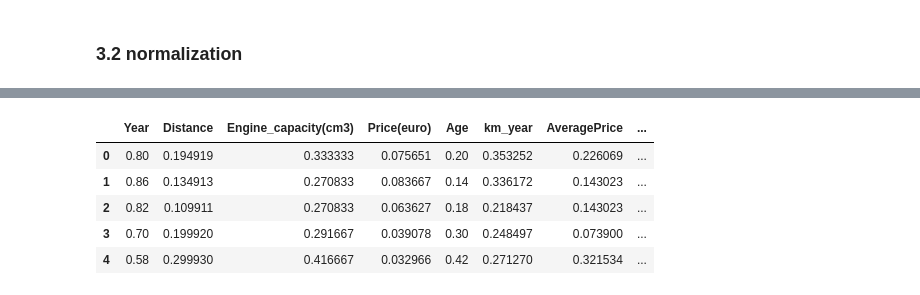
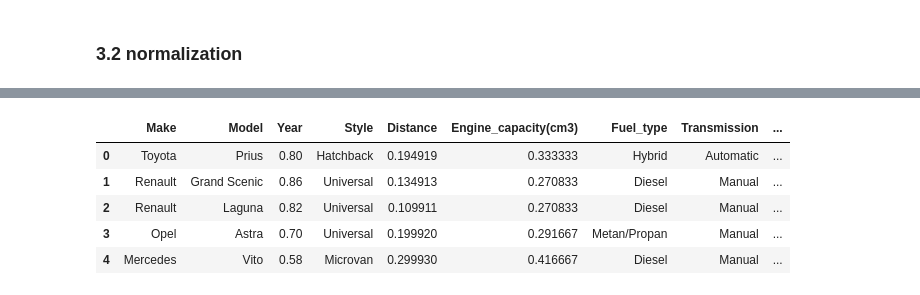
Before and after one commit to modernpacifist/engineering-of-machine-learning-urfu, a Jupyter notebook: math-basics-of-machine-learning/Notebooks/HW1_MBML.ipynb, the cells around one changed output, grey strips where cells are left out. Saved outputs shown, nothing was run; the diff lists cells and outputs as text; code cells hidden in the pictures.

```diff
--- a/math-basics-of-machine-learning/Notebooks/HW1_MBML.ipynb
+++ b/math-basics-of-machine-learning/Notebooks/HW1_MBML.ipynb
@@ -344,2 +344,4 @@ plt.show()
 # %% [markdown]
 ### 3.2 normalization
+# %%
+df_norm = df.copy()
@@ -348,15 +355,16 @@ from sklearn.preprocessing import MinMaxScaler
 # %%
 MinMaxSCALER = MinMaxScaler()
 # %%
-normalized_data = MinMaxSCALER.fit_transform(df[numerical_columns])
+normalized_data = MinMaxSCALER.fit_transform(df_norm[numerical_columns])
 # %%
-normalized_df = pd.DataFrame(normalized_data, columns=numerical_columns)
+df_normalized = pd.DataFrame(normalized_data, columns=numerical_columns)
+df_norm.loc[:, numerical_columns] = df_normalized.loc[:, numerical_columns]
 # %%
-normalized_df.head()
+df_norm.head()
 # %% [output]
-|  | Year | Distance | Engine_capacity(cm3) | Price(euro) | Age | km_year | AveragePrice | ... |
-| 0 | 0.80 | 0.194919 | 0.333333 | 0.075651 | 0.20 | 0.353252 | 0.226069 | ... |
-| 1 | 0.86 | 0.134913 | 0.270833 | 0.083667 | 0.14 | 0.336172 | 0.143023 | ... |
-| 2 | 0.82 | 0.109911 | 0.270833 | 0.063627 | 0.18 | 0.218437 | 0.143023 | ... |
-| 3 | 0.70 | 0.199920 | 0.291667 | 0.039078 | 0.30 | 0.248497 | 0.073900 | ... |
-| 4 | 0.58 | 0.299930 | 0.416667 | 0.032966 | 0.42 | 0.271270 | 0.321534 | ... |
+|  | Make | Model | Year | Style | Distance | Engine_capacity(cm3) | Fuel_type | Transmission | ... |
+| 0 | Toyota | Prius | 0.80 | Hatchback | 0.194919 | 0.333333 | Hybrid | Automatic | ... |
+| 1 | Renault | Grand Scenic | 0.86 | Universal | 0.134913 | 0.270833 | Diesel | Manual | ... |
+| 2 | Renault | Laguna | 0.82 | Universal | 0.109911 | 0.270833 | Diesel | Manual | ... |
+| 3 | Opel | Astra | 0.70 | Universal | 0.199920 | 0.291667 | Metan/Propan | Manual | ... |
+| 4 | Mercedes | Vito | 0.58 | Microvan | 0.299930 | 0.416667 | Diesel | Manual | ... |
```
Also changed, not shown: parts of 9 cells of this notebook.
